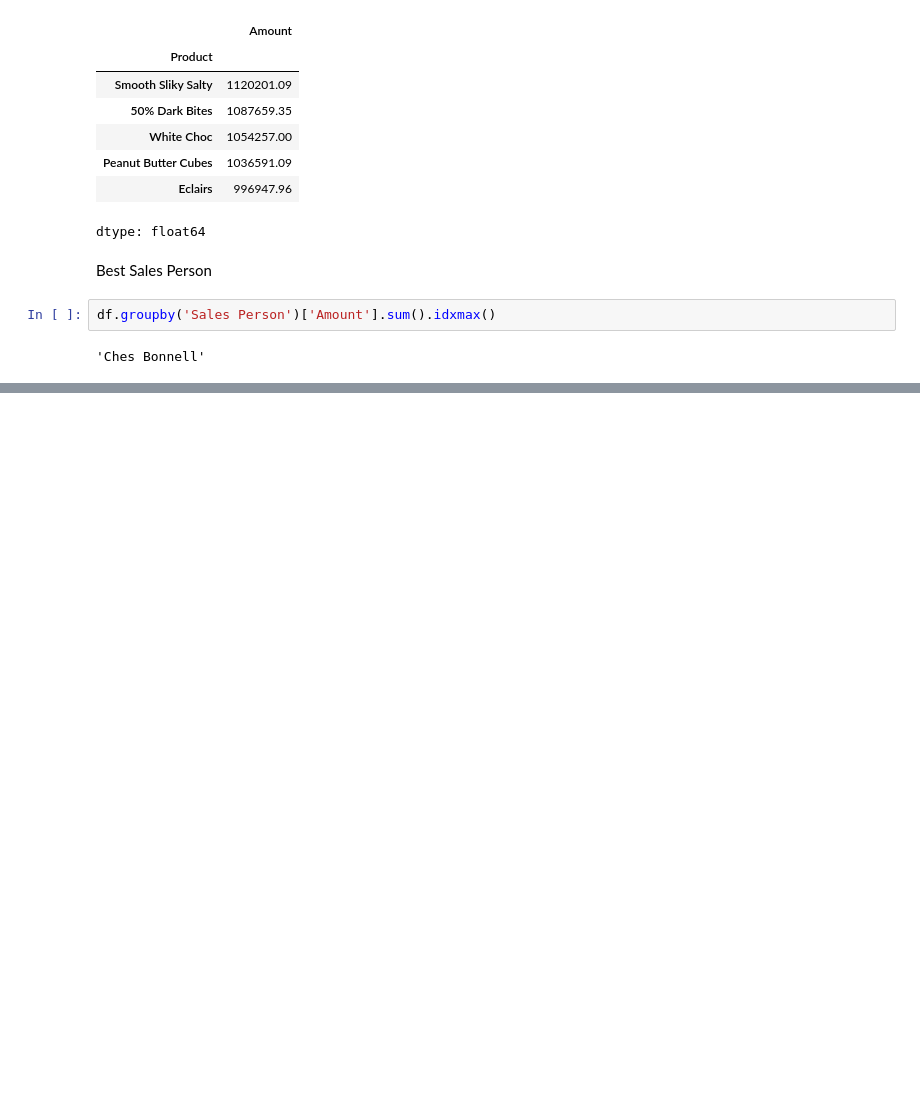
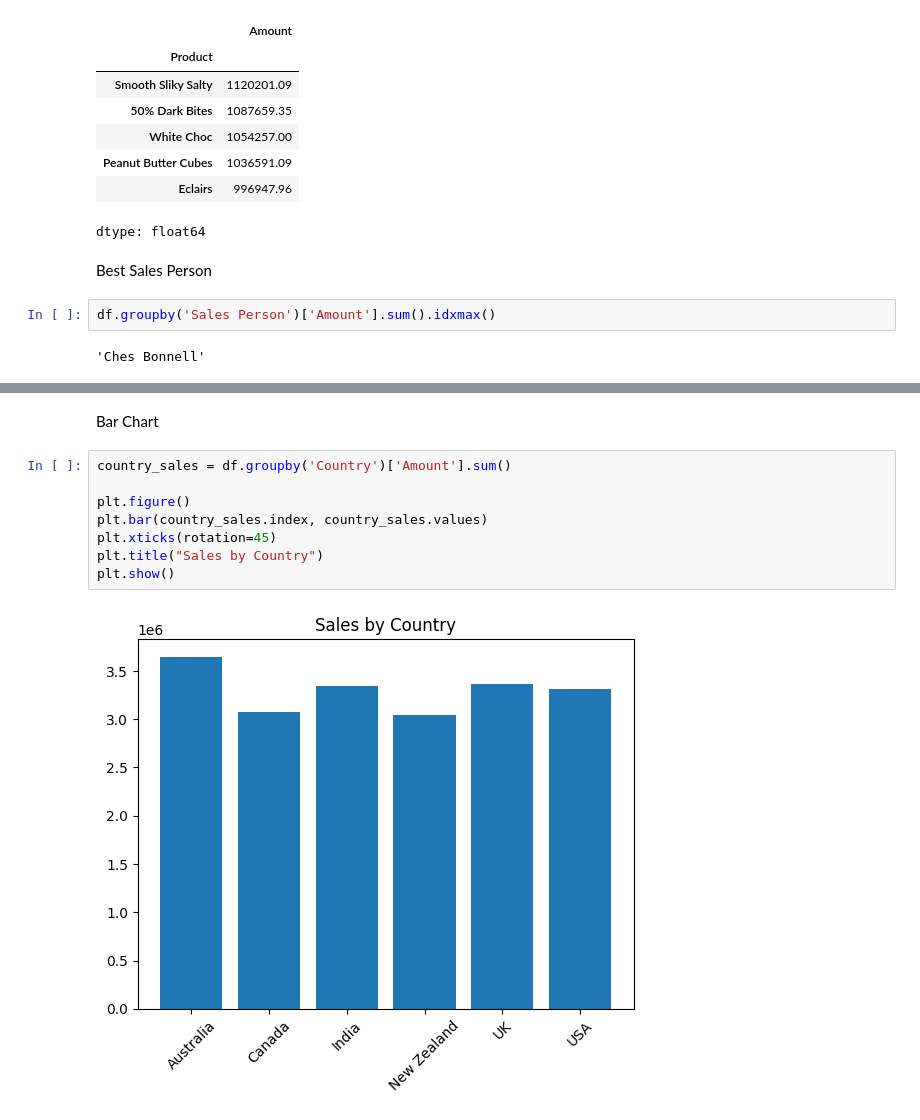
Before and after one commit to mylukhanush/numpy_pandas_on_dataset, a Jupyter notebook: Untitled0.ipynb, the cells around one changed output, grey strips where cells are left out. Saved outputs shown, nothing was run; the diff lists cells and outputs as text; blank space fills up the shorter version.

```diff
--- a/Untitled0.ipynb
+++ b/Untitled0.ipynb
@@ -266,0 +293,12 @@ df.groupby('Sales Person')['Amount'].sum().idxmax()
+# %% [markdown]
+Bar Chart
+# %%
+country_sales = df.groupby('Country')['Amount'].sum()
+
+plt.figure()
+plt.bar(country_sales.index, country_sales.values)
+plt.xticks(rotation=45)
+plt.title("Sales by Country")
+plt.show()
+# %% [output]
+[figure, added]
```
Also changed, not shown: parts of 51 cells of this notebook.
